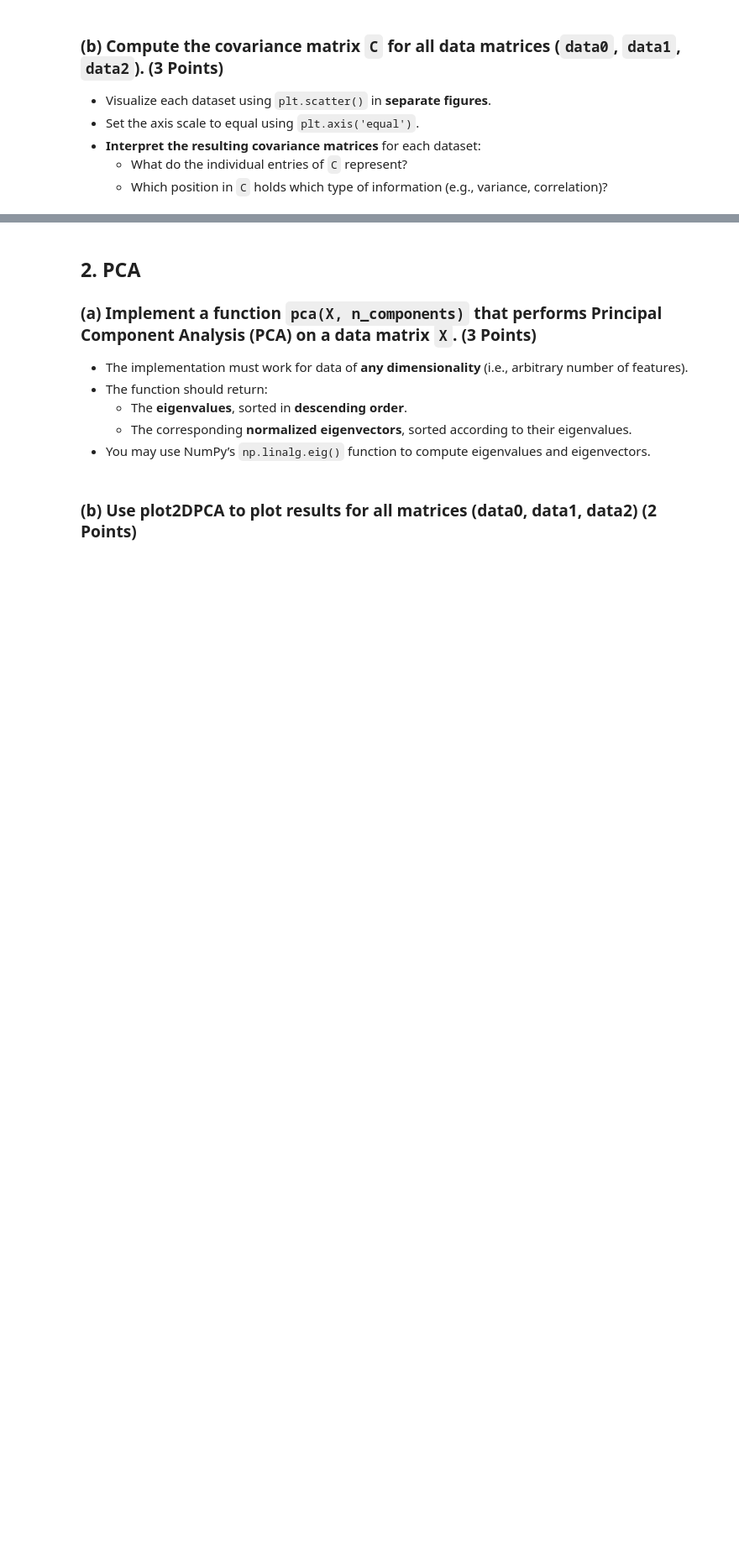
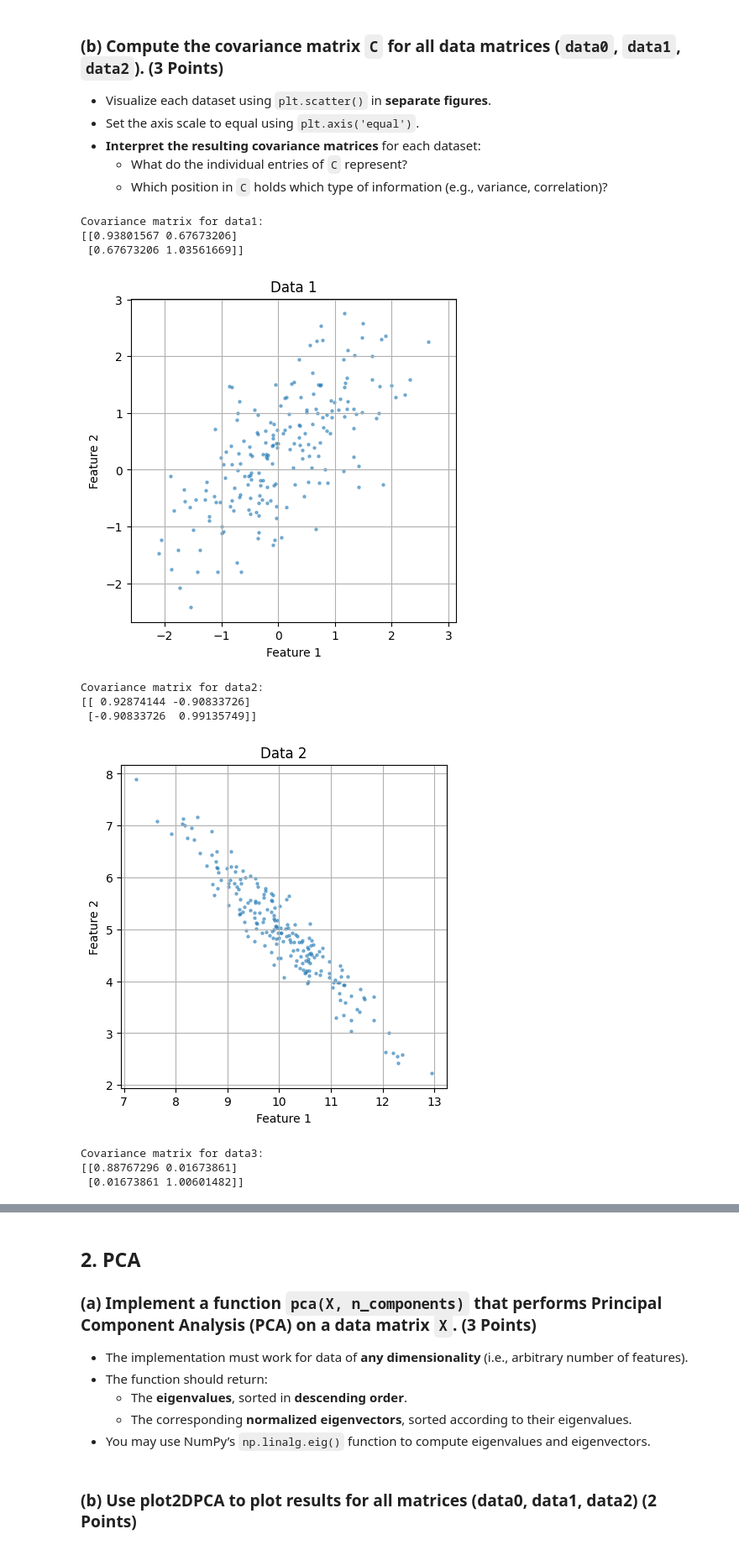
Before and after one commit to nikoczernin/MedicalAnalysis1, a Jupyter notebook: assignment1/notebook.ipynb, the cells around one changed output, grey strips where cells are left out. Shown: that part at 84% size. Drawn from its saved outputs; the diff is of its cells as text; code cells hidden in the pictures; blank space fills up the shorter version.

Commit message:
1- Covariance matrix part a and b are done

```diff
--- a/assignment1/notebook.ipynb
+++ b/assignment1/notebook.ipynb
@@ -68,12 +68,18 @@ def ourCov(X):
     """
 
     # TODO: Get number of samples
+    # We use shape method to get the number of samples
+    # in the first dimension of the data
+    n_samples = X.shape[0]
 
     # TODO: Compute the mean vector
+    mean_vector = np.mean(X, axis=0)
 
     # TODO: Center the data
+    X_centered = X - mean_vector
 
     # TODO: Compute the covariance matrix
+    C = np.dot(X_centered.T, X_centered) / (n_samples - 1)
 
     return C
 # %%
@@ -95,10 +119,33 @@ for data in [data0, data1, data2]:
 # %%
 import matplotlib.pyplot as plt
 
 for i, data in enumerate([data0, data1, data2], start=1):
 
     fig = plt.figure(figsize=(5, 5))
 
     # TODO: Compute and print the covariance matrix
+    C = ourCov(data)
+    print(f'Covariance matrix for data{i}:')
+    print(C, '\n\n')
 
     # TODO: Plot the data
+    ax = fig.add_subplot(111)
+    ax.scatter(data[:, 0], data[:, 1], s=5, alpha=0.5)
+    ax.set_title(f'Data {i}')
+    ax.set_xlabel('Feature 1')
+    ax.set_ylabel('Feature 2')
+    ax.axis('equal')
+    ax.grid()
+    plt.show()
+# %% [output]
+Covariance matrix for data1:
+[[0.93801567 0.67673206]
+ [0.67673206 1.03561669]]
+[figure, added]
+Covariance matrix for data2:
+[[ 0.92874144 -0.90833726]
+ [-0.90833726  0.99135749]]
+[figure, added]
+Covariance matrix for data3:
+[[0.88767296 0.01673861]
+ [0.01673861 1.00601482]]
```
Also changed, not shown: parts of 2 cells of this notebook.
